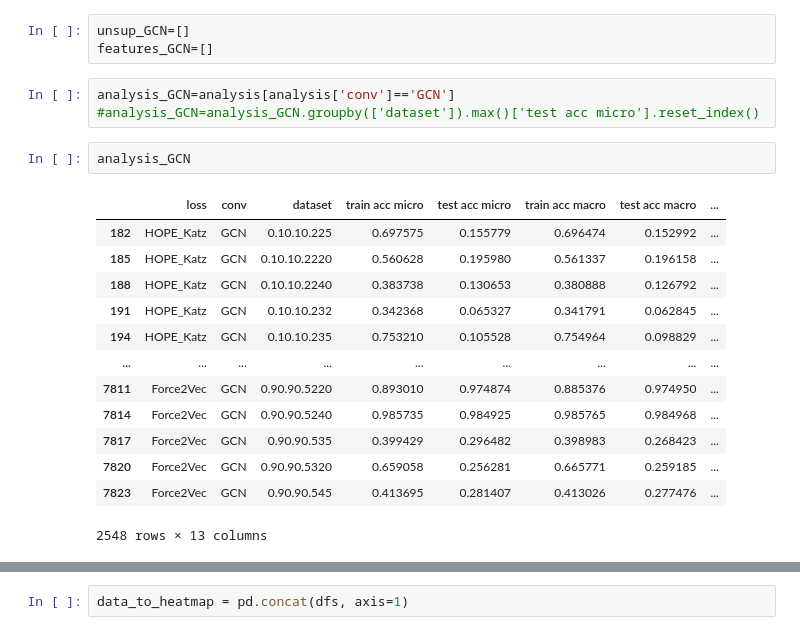
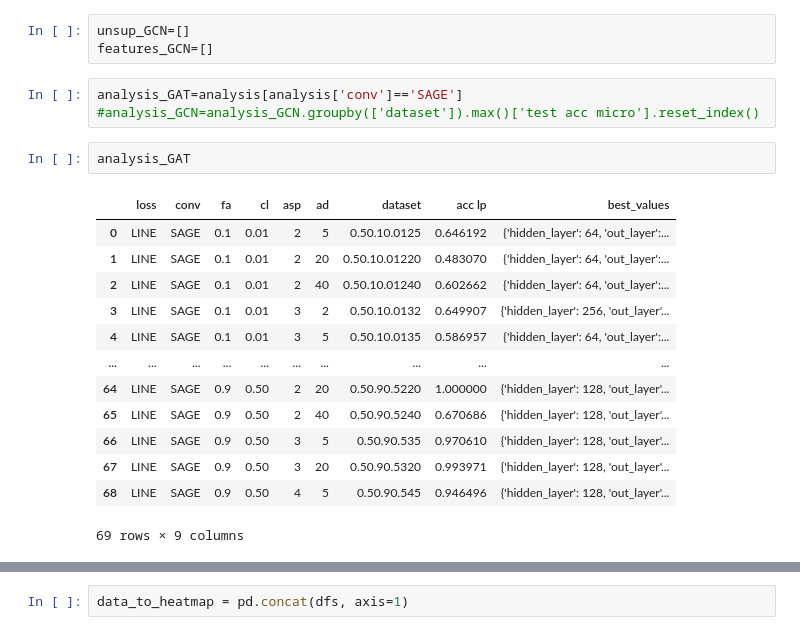
Before and after one commit to anpolol/Benchmarking-Loss-Functions, a Jupyter notebook: notebooks/Results_Analysis.ipynb, the cells around one changed output, grey strips where cells are left out. Saved outputs shown, nothing was run; the diff lists cells and outputs as text.

```diff
--- a/notebooks/Results_Analysis.ipynb
+++ b/notebooks/Results_Analysis.ipynb
@@ -52,22 +52,22 @@ sup_GCN = supervised['test acc micro'].tolist()
 unsup_GCN=[]
 features_GCN=[]
 # %%
-analysis_GCN=analysis[analysis['conv']=='GCN']
+analysis_GAT=analysis[analysis['conv']=='SAGE']
 #analysis_GCN=analysis_GCN.groupby(['dataset']).max()['test acc micro'].reset_index()
-# %%
-analysis_GCN
-# %% [output]
-|  | loss | conv | dataset | train acc micro | test acc micro | train acc macro | test acc macro | ... |
-| 182 | HOPE_Katz | GCN | 0.10.10.225 | 0.697575 | 0.155779 | 0.696474 | 0.152992 | ... |
-| 185 | HOPE_Katz | GCN | 0.10.10.2220 | 0.560628 | 0.195980 | 0.561337 | 0.196158 | ... |
-| 188 | HOPE_Katz | GCN | 0.10.10.2240 | 0.383738 | 0.130653 | 0.380888 | 0.126792 | ... |
-| 191 | HOPE_Katz | GCN | 0.10.10.232 | 0.342368 | 0.065327 | 0.341791 | 0.062845 | ... |
-| 194 | HOPE_Katz | GCN | 0.10.10.235 | 0.753210 | 0.105528 | 0.754964 | 0.098829 | ... |
-| ... | ... | ... | ... | ... | ... | ... | ... | ... |
-| 7811 | Force2Vec | GCN | 0.90.90.5220 | 0.893010 | 0.974874 | 0.885376 | 0.974950 | ... |
-| 7814 | Force2Vec | GCN | 0.90.90.5240 | 0.985735 | 0.984925 | 0.985765 | 0.984968 | ... |
-| 7817 | Force2Vec | GCN | 0.90.90.535 | 0.399429 | 0.296482 | 0.398983 | 0.268423 | ... |
-| 7820 | Force2Vec | GCN | 0.90.90.5320 | 0.659058 | 0.256281 | 0.665771 | 0.259185 | ... |
-| 7823 | Force2Vec | GCN | 0.90.90.545 | 0.413695 | 0.281407 | 0.413026 | 0.277476 | ... |
-2548 rows × 13 columns
+# %%
+analysis_GAT
+# %% [output]
+|  | loss | conv | fa | cl | asp | ad | dataset | acc lp | best_values |
+| 0 | LINE | SAGE | 0.1 | 0.01 | 2 | 5 | 0.50.10.0125 | 0.646192 | {'hidden_layer': 64, 'out_layer':... |
+| 1 | LINE | SAGE | 0.1 | 0.01 | 2 | 20 | 0.50.10.01220 | 0.483070 | {'hidden_layer': 64, 'out_layer':... |
+| 2 | LINE | SAGE | 0.1 | 0.01 | 2 | 40 | 0.50.10.01240 | 0.602662 | {'hidden_layer': 64, 'out_layer':... |
+| 3 | LINE | SAGE | 0.1 | 0.01 | 3 | 2 | 0.50.10.0132 | 0.649907 | {'hidden_layer': 256, 'out_layer'... |
+| 4 | LINE | SAGE | 0.1 | 0.01 | 3 | 5 | 0.50.10.0135 | 0.586957 | {'hidden_layer': 64, 'out_layer':... |
+| ... | ... | ... | ... | ... | ... | ... | ... | ... | ... |
+| 64 | LINE | SAGE | 0.9 | 0.50 | 2 | 20 | 0.50.90.5220 | 1.000000 | {'hidden_layer': 128, 'out_layer'... |
+| 65 | LINE | SAGE | 0.9 | 0.50 | 2 | 40 | 0.50.90.5240 | 0.670686 | {'hidden_layer': 128, 'out_layer'... |
+| 66 | LINE | SAGE | 0.9 | 0.50 | 3 | 5 | 0.50.90.535 | 0.970610 | {'hidden_layer': 128, 'out_layer'... |
+| 67 | LINE | SAGE | 0.9 | 0.50 | 3 | 20 | 0.50.90.5320 | 0.993971 | {'hidden_layer': 128, 'out_layer'... |
+| 68 | LINE | SAGE | 0.9 | 0.50 | 4 | 5 | 0.50.90.545 | 0.946496 | {'hidden_layer': 128, 'out_layer'... |
+69 rows × 9 columns
 # %%
```
Also changed, not shown: parts of 6 cells of this notebook, 2 other files.
